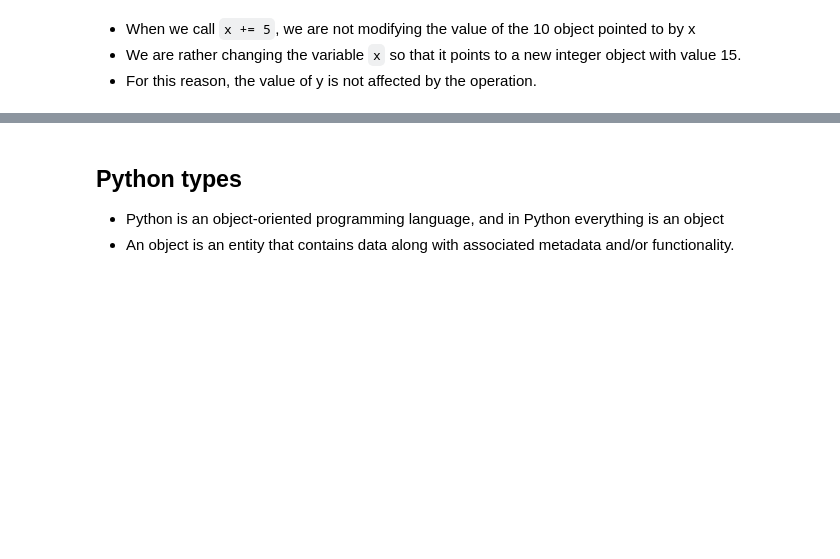
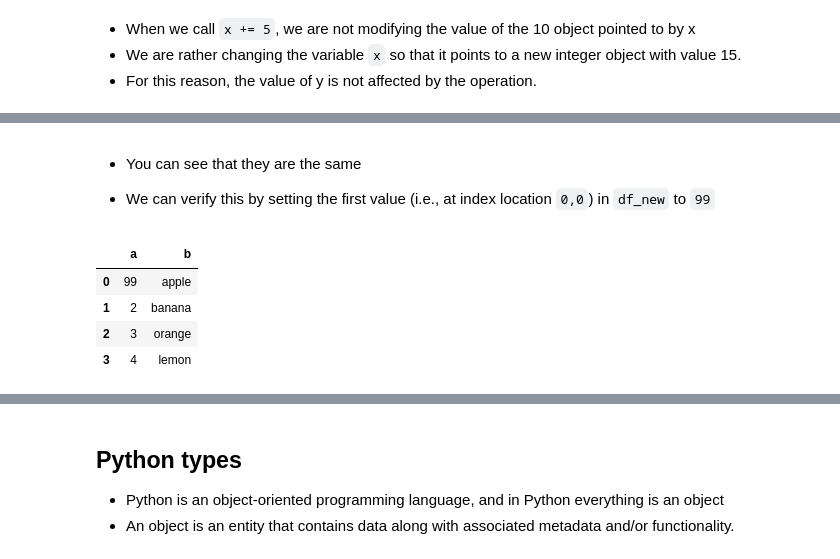
Before and after one commit to kirenz/python-basics, a Jupyter notebook: docs/semantics.ipynb, the cells around one changed output, grey strips where cells are left out. Saved outputs shown, nothing was run; the diff lists cells and outputs as text; code cells hidden in the pictures; blank space fills up the shorter version.

```diff
--- a/docs/semantics.ipynb
+++ b/docs/semantics.ipynb
@@ -116,0 +155,13 @@ y = 10
+# %% [markdown]
+- You can see that they are the same
+
+- We can verify this by setting the first value (i.e., at index location `0,0`) in `df_new` to `99`
+# %%
+df_view.iloc[0,0] = 99
+df_view
+# %% [output]
+|  | a | b |
+| 0 | 99 | apple |
+| 1 | 2 | banana |
+| 2 | 3 | orange |
+| 3 | 4 | lemon |
```
Also changed, not shown: parts of 14 cells of this notebook.
